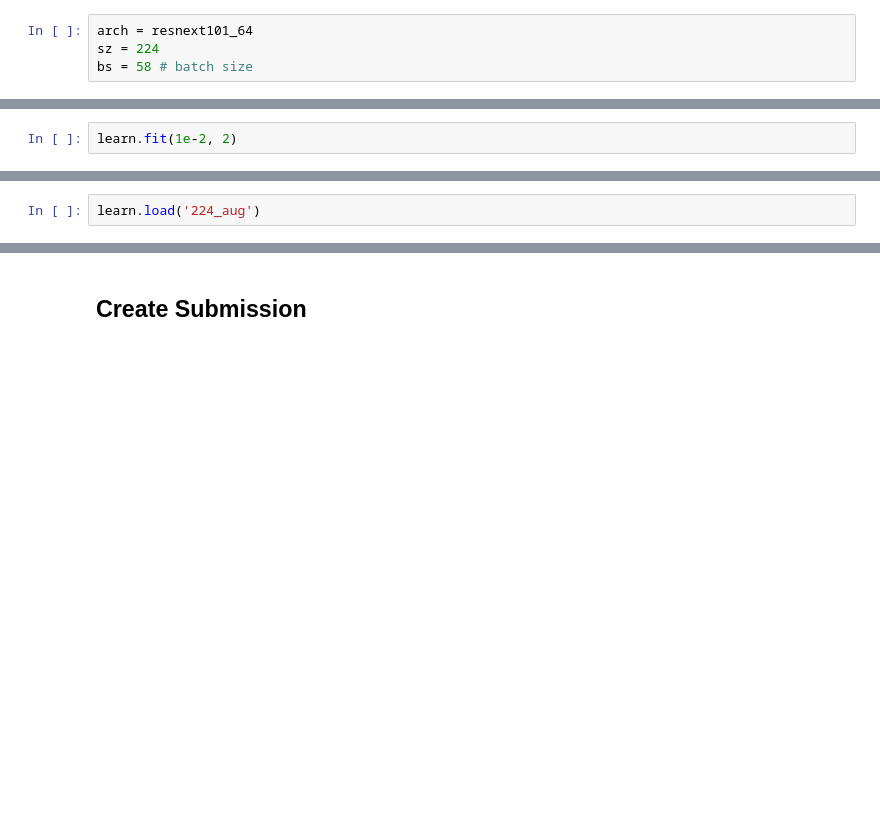
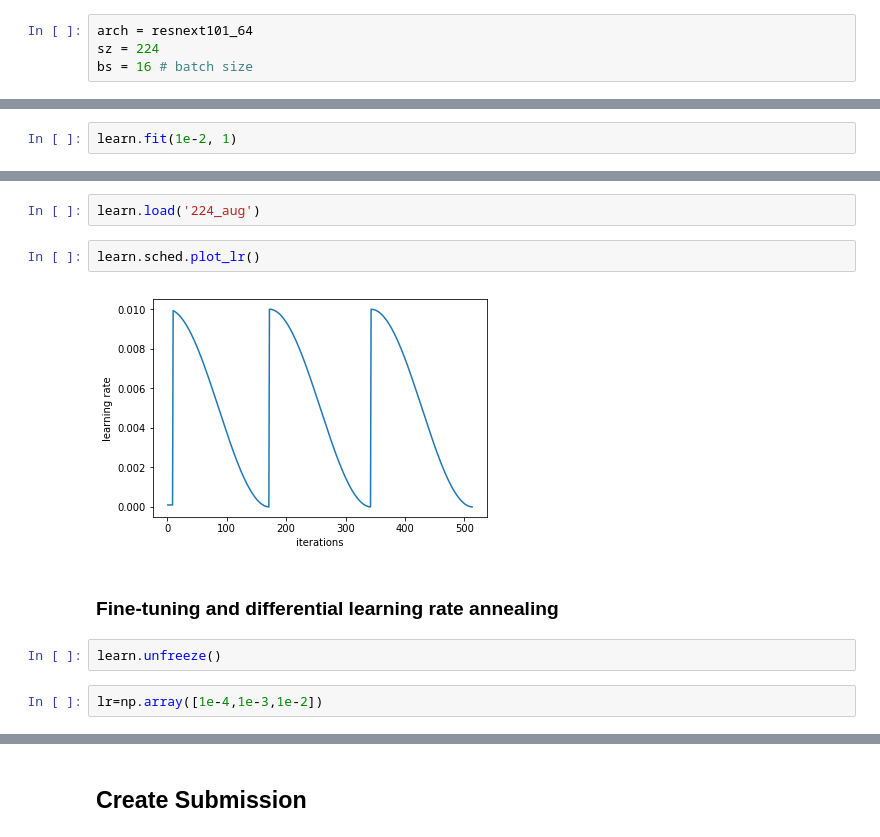
Before and after one commit to aadimator/fast.ai, a Jupyter notebook: Dog Breed - Kaggle.ipynb, the cells around one changed output, grey strips where cells are left out. Cells and saved outputs as stored; diff of their text form; blank space fills up the shorter version.

Commit message:
feat: Add fine-tuned model

```diff
--- a/Dog Breed - Kaggle.ipynb
+++ b/Dog Breed - Kaggle.ipynb
@@ -23,7 +23,7 @@ val_idxs = get_cv_idxs(n)
 # %%
 arch = resnext101_64
 sz = 224
-bs = 58 # batch size
+bs = 16 # batch size
 # %% [markdown]
 ## Explore Dataset
 # %%
@@ -160,7 +162,7 @@ If you're reading this message in another frontend (for example, a static render
 # %%
 learn = ConvLearner.pretrained(arch, data, precompute=True, ps=0.5)
 # %%
-learn.fit(1e-2, 2)
+learn.fit(1e-2, 1)
 # %% [output]
 Failed to display Jupyter Widget of type HBox.
 If you're reading this message in the Jupyter Notebook or JupyterLab Notebook, it may mean that the widgets JavaScript is still loading. If this message persists, it likely means that the widgets Java ...
@@ -188,3 +183,13 @@ epoch      trn_loss   val_loss   accuracy
 learn.save('224_aug')
 # %%
 learn.load('224_aug')
+# %%
+learn.sched.plot_lr()
+# %% [output]
+[figure, added]
+# %% [markdown]
+### Fine-tuning and differential learning rate annealing
+# %%
+learn.unfreeze()
+# %%
+lr=np.array([1e-4,1e-3,1e-2])
```
Also changed, not shown: parts of 10 cells of this notebook.
